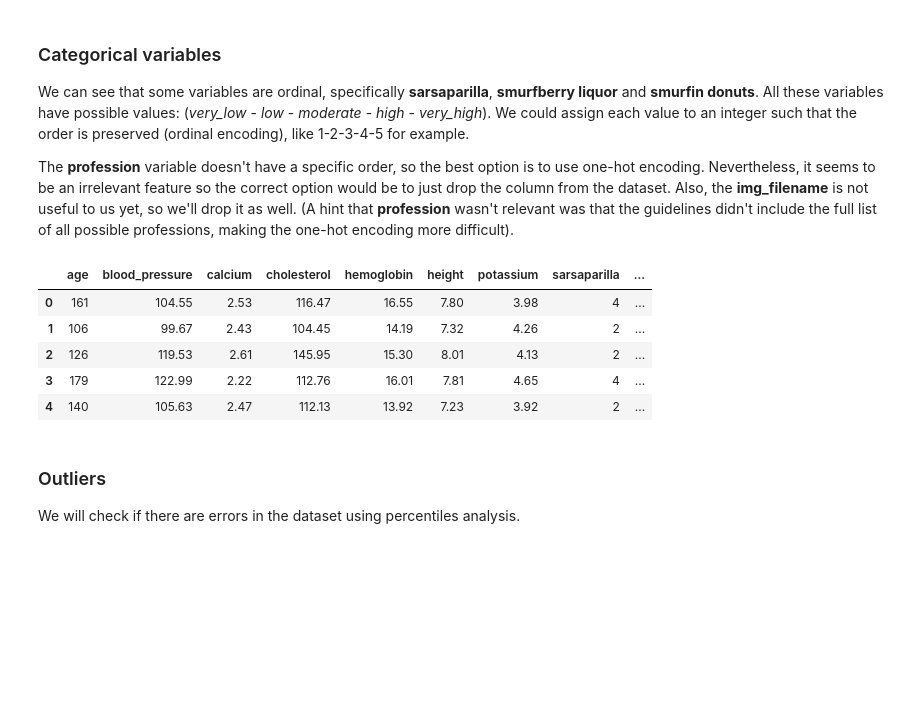
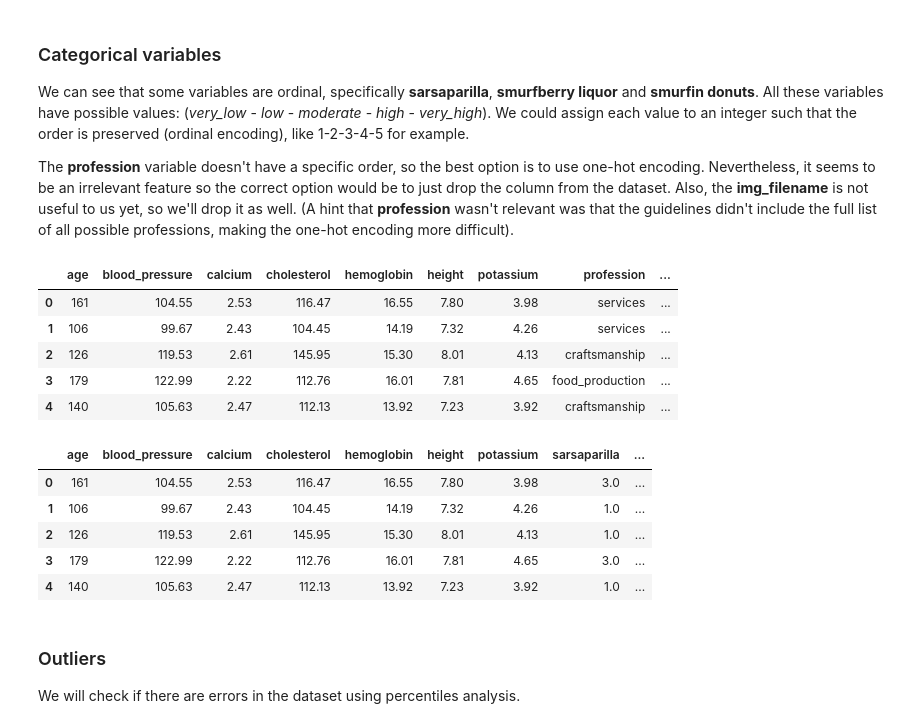
Before and after one commit to conradohillar/ML-smurf-heart-failure, a Jupyter notebook: part1.ipynb, the cells around one changed output. Cells and saved outputs as stored; diff of their text form; code cells hidden in the pictures; blank space fills up the shorter version.

Commit message:
testing OneHotEncoding

```diff
--- a/part1.ipynb
+++ b/part1.ipynb
@@ -70,29 +72,72 @@ We can see that some variables are ordinal, specifically **sarsaparilla**, **smu
 
 The **profession** variable doesn't have a specific order, so the best option is to use one-hot encoding. Nevertheless, it seems to be an irrelevant feature so the correct option would be to just drop the column from the dataset. Also, the **img_filename** is not useful to us yet, so we'll drop it as well. (A hint that **profession** wasn't relevant was that the guidelines didn't include the full list of all possible professions, making the one-hot encoding more difficult).
 # %%
-datasets = [X_train, X_test, X_unlabeled]
-columns = ["sarsaparilla", "smurfberry_liquor", "smurfin_donuts"]
+#datasets = [X_train, X_test, X_unlabeled]
+#columns = ["sarsaparilla", "smurfberry_liquor", "smurfin_donuts"]
 
-ordinal_encoding_map = {"very_low":1, "low":2, "moderate":3, "high":4, "very_high":5}
+#ordinal_encoding_map = {"very_low":1, "low":2, "moderate":3, "high":4, "very_high":5}
 
 # Modify columns using ordinal encoding
-for dataset in datasets:
-    for column in columns:
-        dataset[column] = dataset[column].replace(ordinal_encoding_map)
+#for dataset in datasets:
+#    for column in columns:
+#        dataset[column] = dataset[column].replace(ordinal_encoding_map)
 
 # Drop column "profession" from the datasets
-for dataset in datasets:
-    del dataset["profession"]
-    del dataset["img_filename"]
+#for dataset in datasets:
+#    del dataset["profession"]
+#    del dataset["img_filename"]
 
-X_train.head(5)
+#X_train.head(5)
 # %% [output]
-|  | age | blood_pressure | calcium | cholesterol | hemoglobin | height | potassium | sarsaparilla | ... |
-| 0 | 161 | 104.55 | 2.53 | 116.47 | 16.55 | 7.80 | 3.98 | 4 | ... |
-| 1 | 106 | 99.67 | 2.43 | 104.45 | 14.19 | 7.32 | 4.26 | 2 | ... |
-| 2 | 126 | 119.53 | 2.61 | 145.95 | 15.30 | 8.01 | 4.13 | 2 | ... |
-| 3 | 179 | 122.99 | 2.22 | 112.76 | 16.01 | 7.81 | 4.65 | 4 | ... |
-| 4 | 140 | 105.63 | 2.47 | 112.13 | 13.92 | 7.23 | 3.92 | 2 | ... |
+|  | age | blood_pressure | calcium | cholesterol | hemoglobin | height | potassium | profession | ... |
+| 0 | 161 | 104.55 | 2.53 | 116.47 | 16.55 | 7.80 | 3.98 | services | ... |
+| 1 | 106 | 99.67 | 2.43 | 104.45 | 14.19 | 7.32 | 4.26 | services | ... |
+| 2 | 126 | 119.53 | 2.61 | 145.95 | 15.30 | 8.01 | 4.13 | craftsmanship | ... |
+| 3 | 179 | 122.99 | 2.22 | 112.76 | 16.01 | 7.81 | 4.65 | food_production | ... |
+| 4 | 140 | 105.63 | 2.47 | 112.13 | 13.92 | 7.23 | 3.92 | craftsmanship | ... |
+# %%
+datasets = [X_train, X_test, X_unlabeled]
+
+for dataset in datasets:
+    del dataset["img_filename"]
+
+ordinal_columns = ["sarsaparilla", "smurfberry_liquor", "smurfin_donuts"]
+
+ordinal_encoder = OrdinalEncoder(
+    categories=[["very_low", "low", "moderate", "high", "very_high"]] * len(columns)
+)
+
+X_train[columns] = ordinal_encoder.fit_transform(X_train[ordinal_columns])
+X_test[columns] = ordinal_encoder.transform(X_test[ordinal_columns])
+X_unlabeled[columns] = ordinal_encoder.transform(X_unlabeled[ordinal_columns])
+
+onehot_encoder = OneHotEncoder(
+    sparse_output=False,
+    handle_unknown="ignore"
+)
+
+profession_train = onehot_encoder.fit_transform(X_train[["profession"]])
+profession_test = onehot_encoder.transform(X_test[["profession"]])
+profession_unlabeled = onehot_encoder.transform(X_unlabeled[["profession"]])
+
+profession_columns = onehot_encoder.get_feature_names_out(["profession"])
+
+X_train = X_train.drop(columns=["profession"])
+X_test = X_test.drop(columns=["profession"])
+X_unlabeled = X_unlabeled.drop(columns=["profession"])
+
+X_train[profession_columns] = profession_train
+X_test[profession_columns] = profession_test
+X_unlabeled[profession_columns] = profession_unlabeled
+
+X_train.head(5)
+# %% [output]
+|  | age | blood_pressure | calcium | cholesterol | hemoglobin | height | potassium | sarsaparilla | ... |
+| 0 | 161 | 104.55 | 2.53 | 116.47 | 16.55 | 7.80 | 3.98 | 3.0 | ... |
+| 1 | 106 | 99.67 | 2.43 | 104.45 | 14.19 | 7.32 | 4.26 | 1.0 | ... |
+| 2 | 126 | 119.53 | 2.61 | 145.95 | 15.30 | 8.01 | 4.13 | 1.0 | ... |
+| 3 | 179 | 122.99 | 2.22 | 112.76 | 16.01 | 7.81 | 4.65 | 3.0 | ... |
+| 4 | 140 | 105.63 | 2.47 | 112.13 | 13.92 | 7.23 | 3.92 | 1.0 | ... |
 # %% [markdown]
 ### Outliers
 We will check if there are errors in the dataset using percentiles analysis.
```
Also changed, not shown: parts of 11 cells of this notebook.
